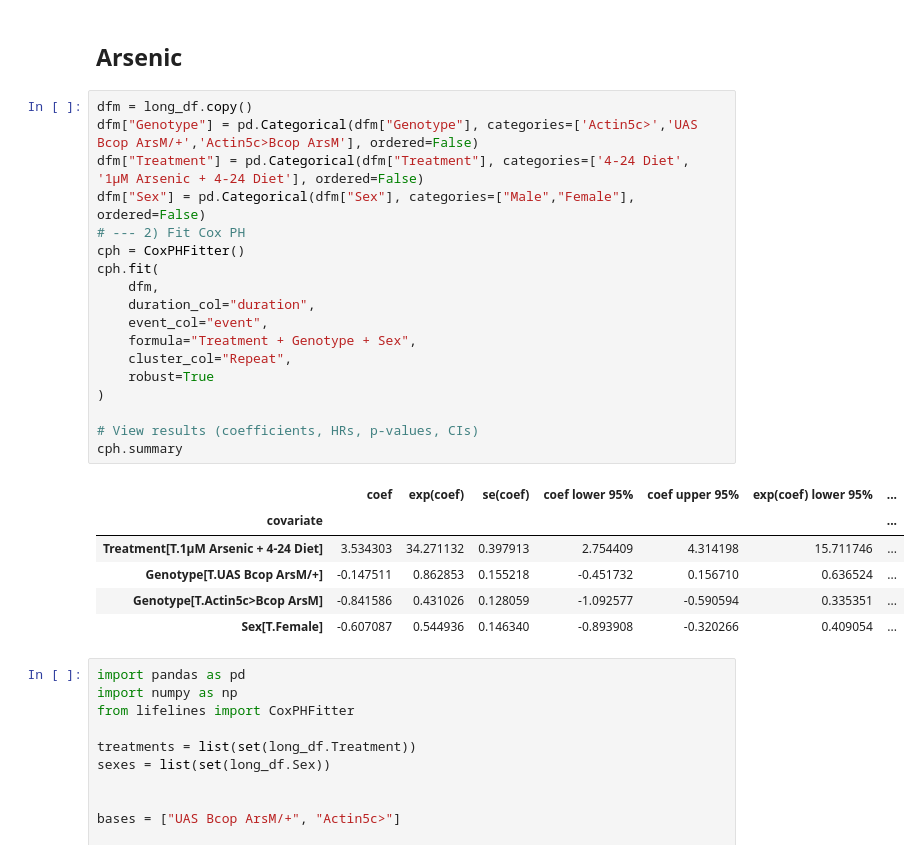
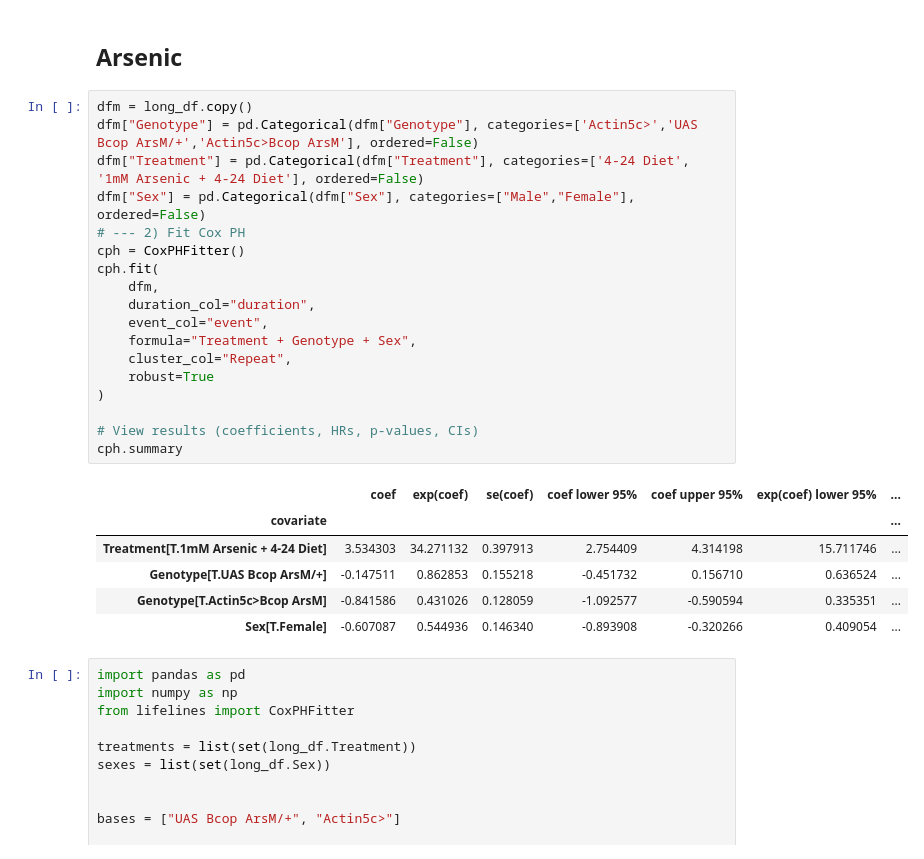
Before and after one commit to rishabhrajkapoor/Bradysia_coprophila_HGT, a Jupyter notebook: analysis_of_drosophila_data.ipynb, the cells around one changed output. Drawn from its saved outputs; the diff is of its cells as text.

```diff
--- a/analysis_of_drosophila_data.ipynb
+++ b/analysis_of_drosophila_data.ipynb
@@ -1638,25 +1638,25 @@ for geno, df_g in long_df.groupby("Genotype", observed=True):
 # %%
 dfm = long_df.copy()
 dfm["Genotype"] = pd.Categorical(dfm["Genotype"], categories=['Actin5c>','UAS Bcop ArsM/+','Actin5c>Bcop ArsM'], ordered=False)
-dfm["Treatment"] = pd.Categorical(dfm["Treatment"], categories=['4-24 Diet', '1µM Arsenic + 4-24 Diet'], ordered=False)
+dfm["Treatment"] = pd.Categorical(dfm["Treatment"], categories=['4-24 Diet', '1mM Arsenic + 4-24 Diet'], ordered=False)
 dfm["Sex"] = pd.Categorical(dfm["Sex"], categories=["Male","Female"], ordered=False)
 # --- 2) Fit Cox PH
 cph = CoxPHFitter()
 cph.fit(
     dfm,
     duration_col="duration",
     event_col="event",
     formula="Treatment + Genotype + Sex",
     cluster_col="Repeat",
     robust=True
 )
 
 # View results (coefficients, HRs, p-values, CIs)
 cph.summary
 # %% [output]
 |  | coef | exp(coef) | se(coef) | coef lower 95% | coef upper 95% | exp(coef) lower 95% | ... |
 | covariate |  |  |  |  |  |  | ... |
-| Treatment[T.1µM Arsenic + 4-24 Diet] | 3.534303 | 34.271132 | 0.397913 | 2.754409 | 4.314198 | 15.711746 | ... |
+| Treatment[T.1mM Arsenic + 4-24 Diet] | 3.534303 | 34.271132 | 0.397913 | 2.754409 | 4.314198 | 15.711746 | ... |
 | Genotype[T.UAS Bcop ArsM/+] | -0.147511 | 0.862853 | 0.155218 | -0.451732 | 0.156710 | 0.636524 | ... |
 | Genotype[T.Actin5c>Bcop ArsM] | -0.841586 | 0.431026 | 0.128059 | -1.092577 | -0.590594 | 0.335351 | ... |
 | Sex[T.Female] | -0.607087 | 0.544936 | 0.146340 | -0.893908 | -0.320266 | 0.409054 | ... |
```
Also changed, not shown: parts of 9 cells of this notebook, 1 other file.
